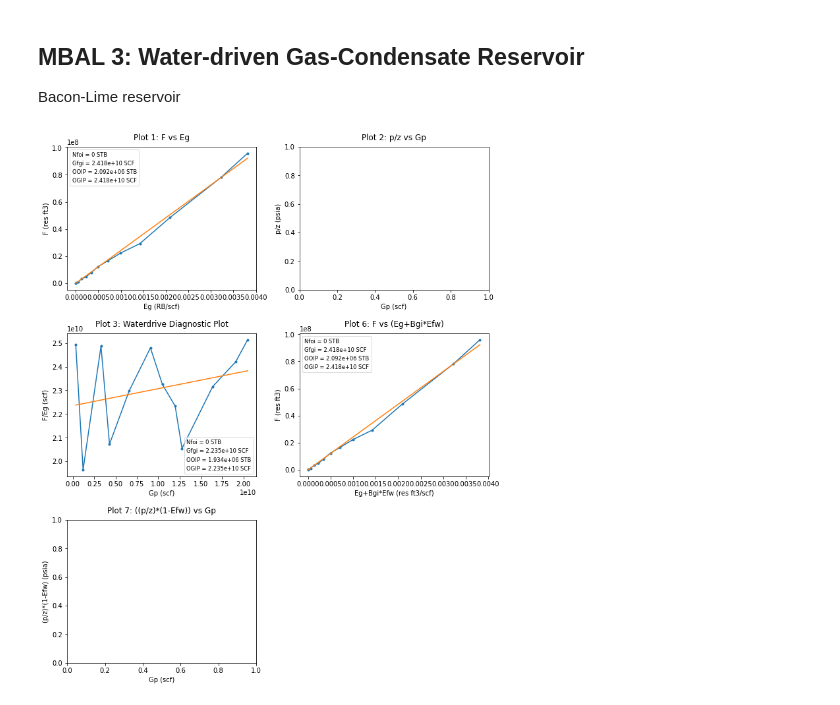
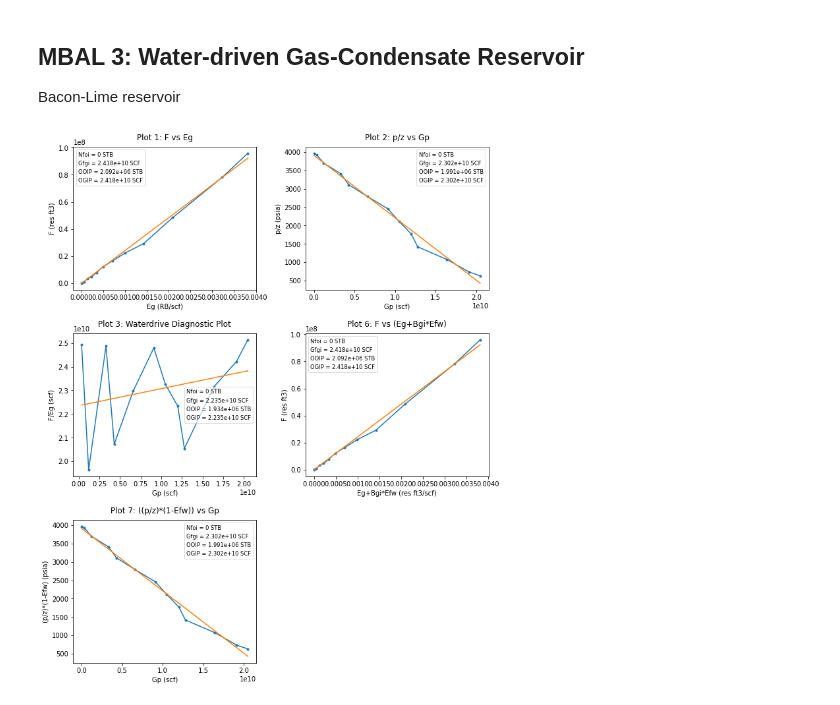
Before and after one commit to yohanesnuwara/pyreservoir, a Jupyter notebook: notebooks/gas_mbal_notebook.ipynb, the cells around one changed output. Cells and saved outputs as stored; diff of their text form; code cells hidden in the pictures.

```diff
--- a/notebooks/gas_mbal_notebook.ipynb
+++ b/notebooks/gas_mbal_notebook.ipynb
@@ -95,33 +95,40 @@ from mbal import gascondensate
 cf = 0 # Formation compressibility, sip
 cw = 0 # Fluid compressibility, sip
 swi = 0
 pdew = 3691 # Dew-point pressure, psi
 
 # load data
 columns = ['p', 'Np', 'Gp', 'Bg', 'Bo', 'Rs', 'Rv']
 df = pd.read_csv('/content/pyreservoir/data/gas_condensate.csv', names=columns)
 
 # define variables
 p = df['p'].values
 Bg = df['Bg'].values * (1 / 1E+3) # convert to res ft3/scf
 Bo = df['Bo'].values
 Np = df['Np'].values
 Gp = df['Gp'].values * 1E+9 # convert to scf
 Gi = np.zeros(len(df)) # zeros, no gas injection for cycling
 Rs = df['Rs'].values
 Rv = df['Rv'].values * (1 / 1E+6) # convert to STB/MMSCF
 
-# no gas compressibility factor data, define as zeros
-z = np.zeros(len(df))
+# no gas compressibility factor data, so produce with correlation
+sys.path.append('/content/pyreservoir/pvt')
+from pvtcorrelation import *
+
+z = []
+for i in range(len(p)):
+  P_pc, T_pc, P_pr, T_pr = gas_pseudoprops(220, p[i], .7, .001, .001)
+  prho_, z_ = gas_zfactor(T_pr, P_pr)
+  z.append(z_)
 
 # initialize with type of reservoir: gas-condensate
 type = gascondensate()
 
 # calculate MBAL parameters
 F, Btg, Efw, Eg = gascondensate.calculate_params(type, p, pdew, Bg, Bo, Np, Gp,
                                                  Gi, cf, cw, swi, Rs, Rv)
 # plot MBAL
 plt.figure(figsize=(10,12)) # define the figure size
 F, Eg, Efw = gascondensate.plot(type, p, z, Gp, F, Btg, Efw, Eg, Rv)
 # %% [output]
-[figure, old version]
+[figure, new version]
```
Also changed, not shown: parts of 1 cell of this notebook.
